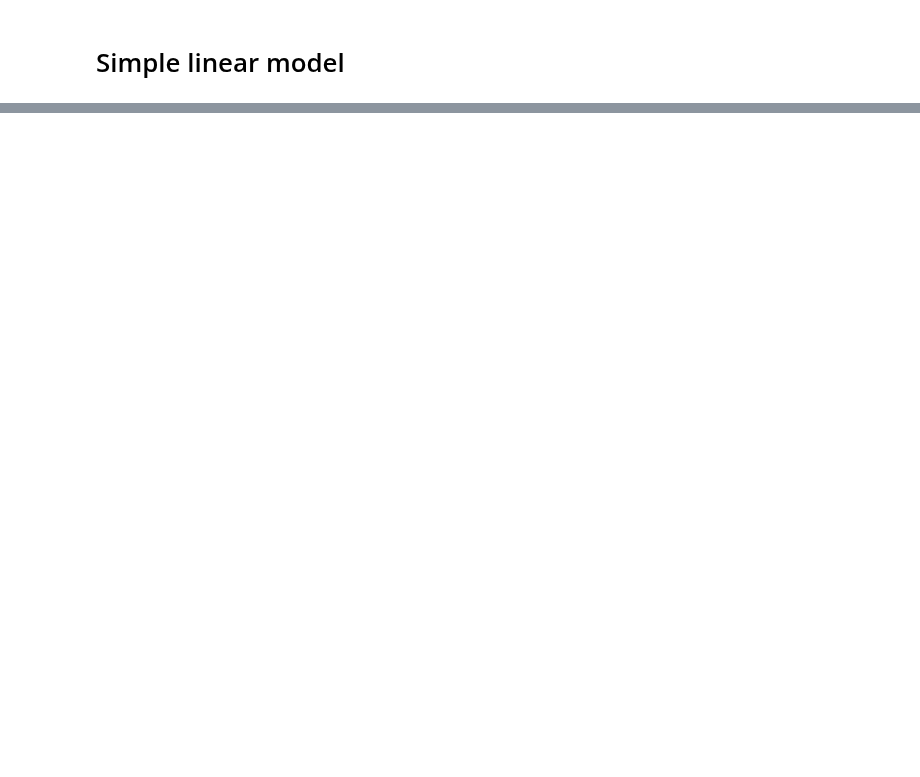
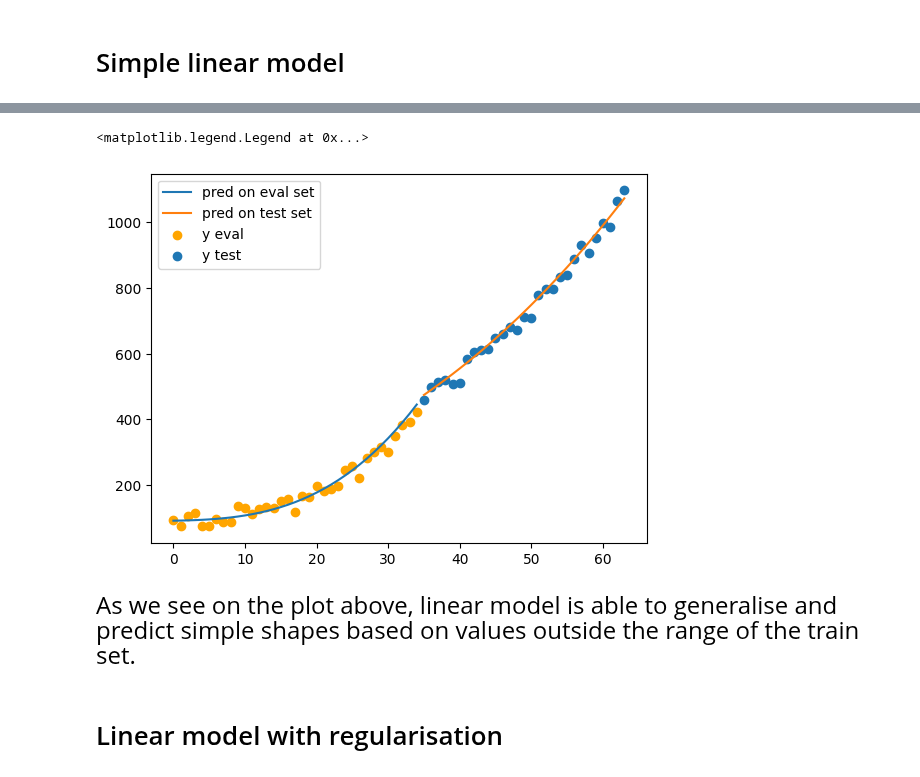
Before and after one commit to igor-cheb/mle_prep, a Jupyter notebook: simple_models_from_scratch.ipynb, the cells around one changed output, grey strips where cells are left out. Saved outputs shown, nothing was run; the diff lists cells and outputs as text; code cells hidden in the pictures; blank space fills up the shorter version.

```diff
--- a/simple_models_from_scratch.ipynb
+++ b/simple_models_from_scratch.ipynb
@@ -45,0 +67,17 @@ for _  in range(20):
+# %%
+# trying on test set outside of value range of train set
+pred_test = X_te @ W
+
+plt.plot(range(len(pred_eval)), pred_eval, label='pred on eval set')
+plt.plot(range(len(pred_eval), len(pred_eval) + len(pred_test)), pred_test, label='pred on test set')
+
+plt.scatter(range(len(Y_eval)), Y_eval, color='orange', label='y eval')
+plt.scatter(range(len(Y_eval), len(Y_eval) + len(Y_te)), Y_te, label='y test')
+plt.legend()
+# %% [output]
+<matplotlib.legend.Legend at 0x...>
+[figure, added]
+# %% [markdown]
+<font size="5"> As we see on the plot above, linear model is able to generalise and predict simple shapes based on values outside the range of the train set. </font>
+# %% [markdown]
+# Linear model with regularisation
```
Also changed, not shown: parts of 3 cells of this notebook.
